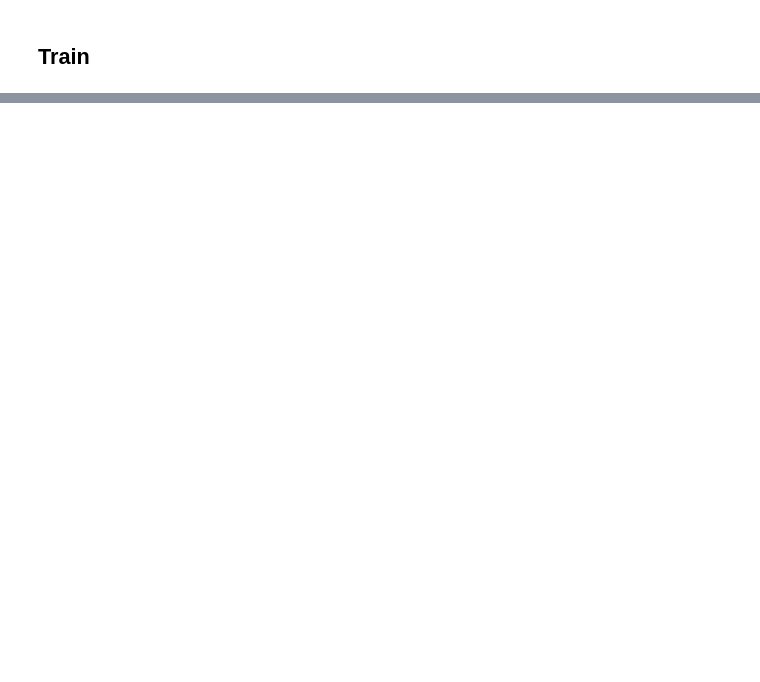
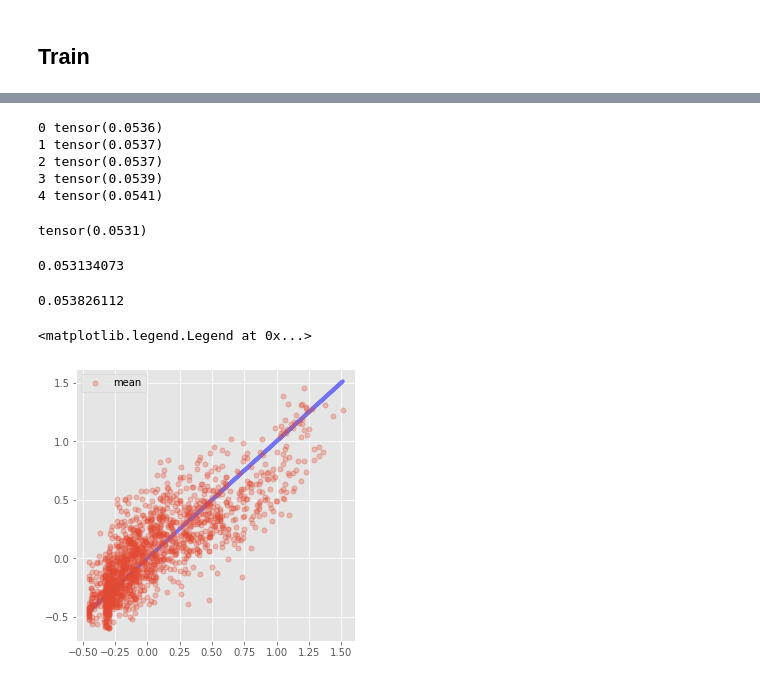
Before and after one commit to mshagirov/datathon2020, a Jupyter notebook: P003/4_hyper_param_tuning.ipynb, the cells around one changed output, grey strips where cells are left out. Cells and saved outputs as stored; diff of their text form; code cells hidden in the pictures; blank space fills up the shorter version.

```diff
--- a/P003/4_hyper_param_tuning.ipynb
+++ b/P003/4_hyper_param_tuning.ipynb
@@ -166,0 +115,13 @@ for `YXdifwind40_speedclock`
+# %%
+x = X_train[:,2:] # X(T+18) for 8 loc-s
+Y0 = X_train[:,1].reshape(-1,1) #Y(T+0)
+y = X_train[:,:1] # Y(T+lead_time)
+print(f'(training) x {x.shape}, Y0 {Y0.shape}, y {y.shape}\n')
+
+x_test = X_test[:,2:] # X(T+18) for 8 loc-s
+Y0_test = X_test[:,1].reshape(-1,1) #Y(T+0)
+y_test = X_test[:,:1] # Y(T+lead_time)
+print(f'x_test {x_test.shape}, Y0_test {Y0_test.shape}, y_test {y_test.shape}\n')
+
+train_ds = TensorDataset(x,Y0,y)
+test_ds = TensorDataset(x_test,Y0_test,y_test)
@@ -309,0 +195,30 @@ NameError: name 'pred' is not defined
+# %%
+for k,yp in enumerate( y_preds):
+    print(k, loss_func(y_test,torch.from_numpy(yp)))
+# %% [output]
+0 tensor(0.0536)
+1 tensor(0.0537)
+2 tensor(0.0537)
+3 tensor(0.0539)
+4 tensor(0.0541)
+# %%
+loss_func(y_test,torch.from_numpy(np.mean(np.concatenate(y_preds,axis=1),axis=1,keepdims=True)))
+# %% [output]
+tensor(0.0531)
+# %%
+mse(y_test.numpy(),np.mean(np.concatenate(y_preds,axis=1),axis=1,keepdims=True))
+# %% [output]
+0.053134073
+# %%
+mse(y_test.numpy(),y_preds_cat)
+# %% [output]
+0.053826112
+# %%
+plt.figure(figsize=[5,5])
+plt.plot(y_test.numpy(),y_test.numpy(),'b',lw=4,alpha=0.5)
+plt.plot(y_test.numpy(),np.mean(y_preds_cat,axis=1),'o',ms=5,alpha=0.3,label='mean')
+
+plt.legend()
+# %% [output]
+<matplotlib.legend.Legend at 0x...>
+[figure, added]
```
Also changed, not shown: parts of 34 cells of this notebook, 40 other files.
